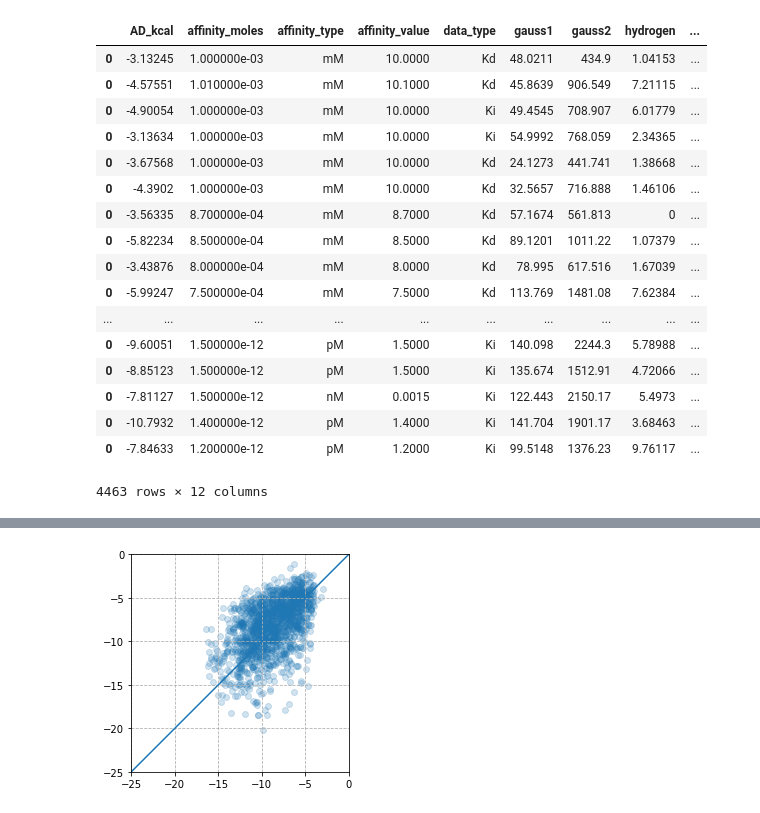
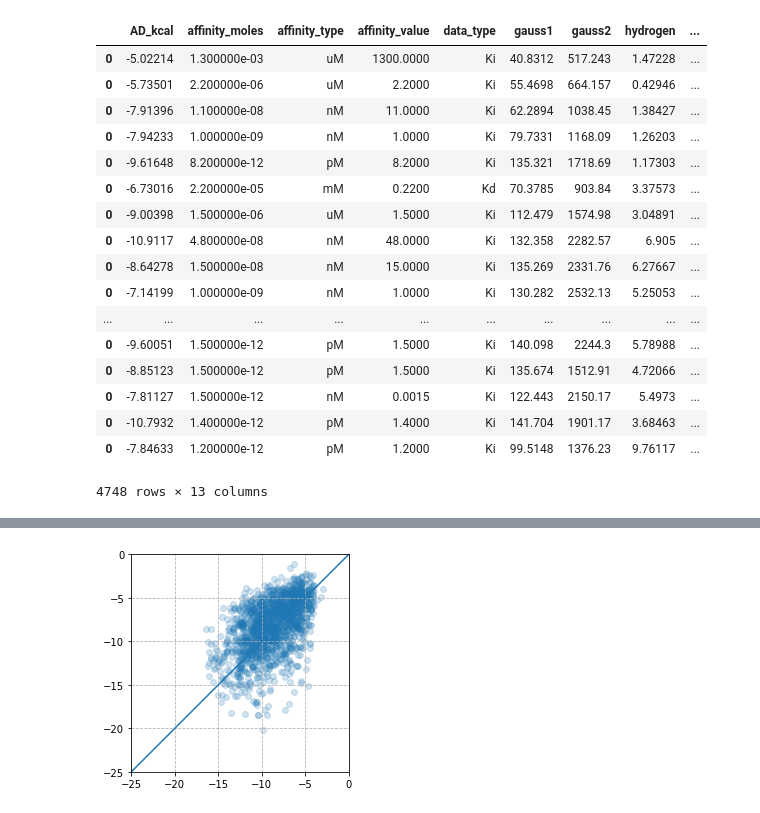
Before and after one commit to EricBoittier/MachineLearningSF, a Jupyter notebook: Regression.ipynb, the cells around one changed output, grey strips where cells are left out. Saved outputs shown, nothing was run; the diff lists cells and outputs as text; code cells hidden in the pictures.

Commit message:
added CASF

```diff
--- a/Regression.ipynb
+++ b/Regression.ipynb
@@ -23,6 +23,56 @@ def convert_to_moles(affinity_type, affinity_value):
 
 def convert_moles_to_kcalmol(moles):
     return -1.987*1e-3*300*math.log(moles)
+
+
+f = open("CASF-2016/power_scoring/CoreSet.dat")
+for line in f.readlines()[1:]:
+
+        split = line.split()
+        name = split[0]
+        raw_data = split[4]
+        data_type = raw_data.split("=")[0]
+        affinity_data = raw_data.split("=")[1]
+        affinity_type = affinity_data.lstrip('0123456789.')
+        affinity_value = float(affinity_data[0:-2])
+        affinity_moles = convert_to_moles(affinity_type, affinity_value)
+        kcalmol = convert_moles_to_kcalmol(affinity_moles)
+
+        gauss1 = None
+        gauss2 = None
+        repulsion = None
+        hydrophobic = None
+        hydrogen = None
+        AD_kcal = None
+
+        tmp = open("CASF-2016/coreset/{}/test.txt".format(name))
+        for tmp_line in tmp.readlines():
+            if tmp_line.__contains__("gauss 1"):
+                gauss1 = float(tmp_line.split(":")[-1].strip())
+            if tmp_line.__contains__("gauss 2"):
+                    gauss2 = float(tmp_line.split(":")[-1].strip())
+            if tmp_line.__contains__("repulsion"):
+                    repulsion = float(tmp_line.split(":")[-1].strip())
+            if tmp_line.__contains__("hydrophobic"):
+                    hydrophobic = float(tmp_line.split(":")[-1].strip())
+            if tmp_line.__contains__("Hydrogen"):
+                    hydrogen = float(tmp_line.split(":")[-1].strip())
+            if tmp_line.__contains__("Affinity:"):
+                    AD_kcal = float(tmp_line.split(":")[-1].split()[0].strip())
+
+
+
+        data = pd.DataFrame({"name": [name], "data_type": [data_type],
+                             "affinity_type": [affinity_type],
+                             "affinity_value": [affinity_value],
+                            "affinity_moles": [affinity_moles],
+                             "kcal": [-kcalmol], "gauss1": [gauss1],
+                            "gauss2": [gauss2], "repulsion": [repulsion],
+                             "hydrophobic": [hydrophobic], "hydrogen": [hydrogen],
+                            "AD_kcal": [AD_kcal], "series": ["core-2016"]
+                            })
+
+        df = df.append(data)
 
 
 f = open("index/INDEX_refined_data.2018")
@@ -50,50 +100,50 @@ for line in f.readlines():
         for tmp_line in tmp.readlines():
             if tmp_line.__contains__("gauss 1"):
                 gauss1 = float(tmp_line.split(":")[-1].strip())
             if tmp_line.__contains__("gauss 2"):
                     gauss2 = float(tmp_line.split(":")[-1].strip())
             if tmp_line.__contains__("repulsion"):
                     repulsion = float(tmp_line.split(":")[-1].strip())
             if tmp_line.__contains__("hydrophobic"):
                     hydrophobic = float(tmp_line.split(":")[-1].strip())
             if tmp_line.__contains__("Hydrogen"):
                     hydrogen = float(tmp_line.split(":")[-1].strip())
             if tmp_line.__contains__("Affinity:"):
                     AD_kcal = float(tmp_line.split(":")[-1].split()[0].strip())
 
 
 
         data = pd.DataFrame({"name": [name], "data_type": [data_type],
                              "affinity_type": [affinity_type],
                              "affinity_value": [affinity_value],
                             "affinity_moles": [affinity_moles],
                              "kcal": [-kcalmol], "gauss1": [gauss1],
                             "gauss2": [gauss2], "repulsion": [repulsion],
                              "hydrophobic": [hydrophobic], "hydrogen": [hydrogen],
-                            "AD_kcal": [AD_kcal]
+                            "AD_kcal": [AD_kcal], "series": ["refined-2018"]
                             })
 
         df = df.append(data)
 
 df
 # %% [output]
 |  | AD_kcal | affinity_moles | affinity_type | affinity_value | data_type | gauss1 | gauss2 | hydrogen | ... |
-| 0 | -3.13245 | 1.000000e-03 | mM | 10.0000 | Kd | 48.0211 | 434.9 | 1.04153 | ... |
-| 0 | -4.57551 | 1.010000e-03 | mM | 10.1000 | Kd | 45.8639 | 906.549 | 7.21115 | ... |
-| 0 | -4.90054 | 1.000000e-03 | mM | 10.0000 | Ki | 49.4545 | 708.907 | 6.01779 | ... |
-| 0 | -3.13634 | 1.000000e-03 | mM | 10.0000 | Ki | 54.9992 | 768.059 | 2.34365 | ... |
-| 0 | -3.67568 | 1.000000e-03 | mM | 10.0000 | Kd | 24.1273 | 441.741 | 1.38668 | ... |
-| 0 | -4.3902 | 1.000000e-03 | mM | 10.0000 | Kd | 32.5657 | 716.888 | 1.46106 | ... |
-| 0 | -3.56335 | 8.700000e-04 | mM | 8.7000 | Kd | 57.1674 | 561.813 | 0 | ... |
-| 0 | -5.82234 | 8.500000e-04 | mM | 8.5000 | Kd | 89.1201 | 1011.22 | 1.07379 | ... |
-| 0 | -3.43876 | 8.000000e-04 | mM | 8.0000 | Kd | 78.995 | 617.516 | 1.67039 | ... |
-| 0 | -5.99247 | 7.500000e-04 | mM | 7.5000 | Kd | 113.769 | 1481.08 | 7.62384 | ... |
+| 0 | -5.02214 | 1.300000e-03 | uM | 1300.0000 | Ki | 40.8312 | 517.243 | 1.47228 | ... |
+| 0 | -5.73501 | 2.200000e-06 | uM | 2.2000 | Ki | 55.4698 | 664.157 | 0.42946 | ... |
+| 0 | -7.91396 | 1.100000e-08 | nM | 11.0000 | Ki | 62.2894 | 1038.45 | 1.38427 | ... |
+| 0 | -7.94233 | 1.000000e-09 | nM | 1.0000 | Ki | 79.7331 | 1168.09 | 1.26203 | ... |
+| 0 | -9.61648 | 8.200000e-12 | pM | 8.2000 | Ki | 135.321 | 1718.69 | 1.17303 | ... |
+| 0 | -6.73016 | 2.200000e-05 | mM | 0.2200 | Kd | 70.3785 | 903.84 | 3.37573 | ... |
+| 0 | -9.00398 | 1.500000e-06 | uM | 1.5000 | Ki | 112.479 | 1574.98 | 3.04891 | ... |
+| 0 | -10.9117 | 4.800000e-08 | nM | 48.0000 | Ki | 132.358 | 2282.57 | 6.905 | ... |
+| 0 | -8.64278 | 1.500000e-08 | nM | 15.0000 | Ki | 135.269 | 2331.76 | 6.27667 | ... |
+| 0 | -7.14199 | 1.000000e-09 | nM | 1.0000 | Ki | 130.282 | 2532.13 | 5.25053 | ... |
 | ... | ... | ... | ... | ... | ... | ... | ... | ... | ... |
 | 0 | -9.60051 | 1.500000e-12 | pM | 1.5000 | Ki | 140.098 | 2244.3 | 5.78988 | ... |
 | 0 | -8.85123 | 1.500000e-12 | pM | 1.5000 | Ki | 135.674 | 1512.91 | 4.72066 | ... |
 | 0 | -7.81127 | 1.500000e-12 | nM | 0.0015 | Ki | 122.443 | 2150.17 | 5.4973 | ... |
 | 0 | -10.7932 | 1.400000e-12 | pM | 1.4000 | Ki | 141.704 | 1901.17 | 3.68463 | ... |
 | 0 | -7.84633 | 1.200000e-12 | pM | 1.2000 | Ki | 99.5148 | 1376.23 | 9.76117 | ... |
-4463 rows × 12 columns
+4748 rows × 13 columns
 # %%
 df.to_csv("data.csv")
```
Also changed, not shown: parts of 2 cells of this notebook, 2 other files.
